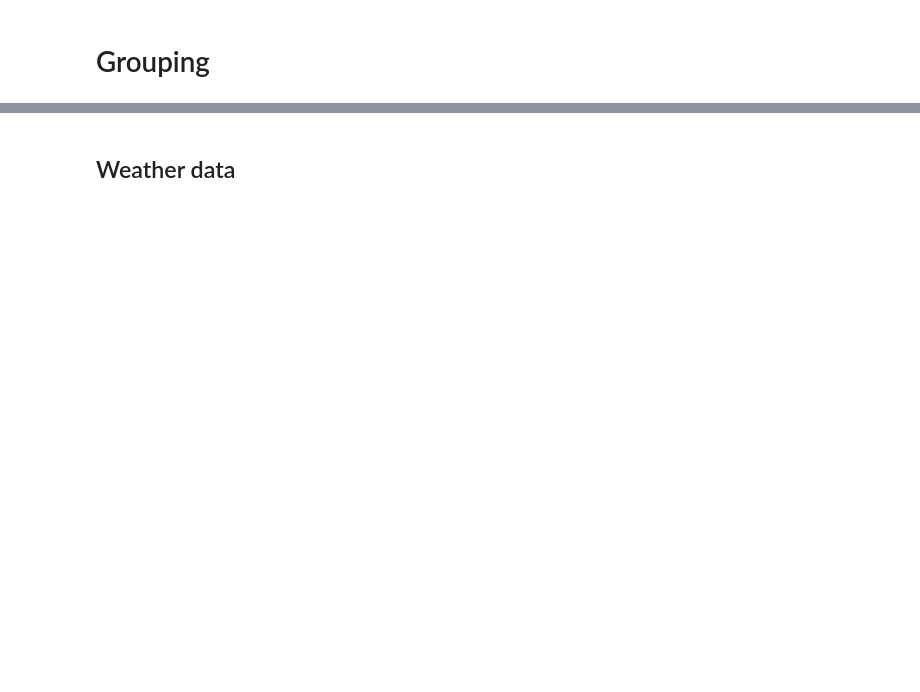
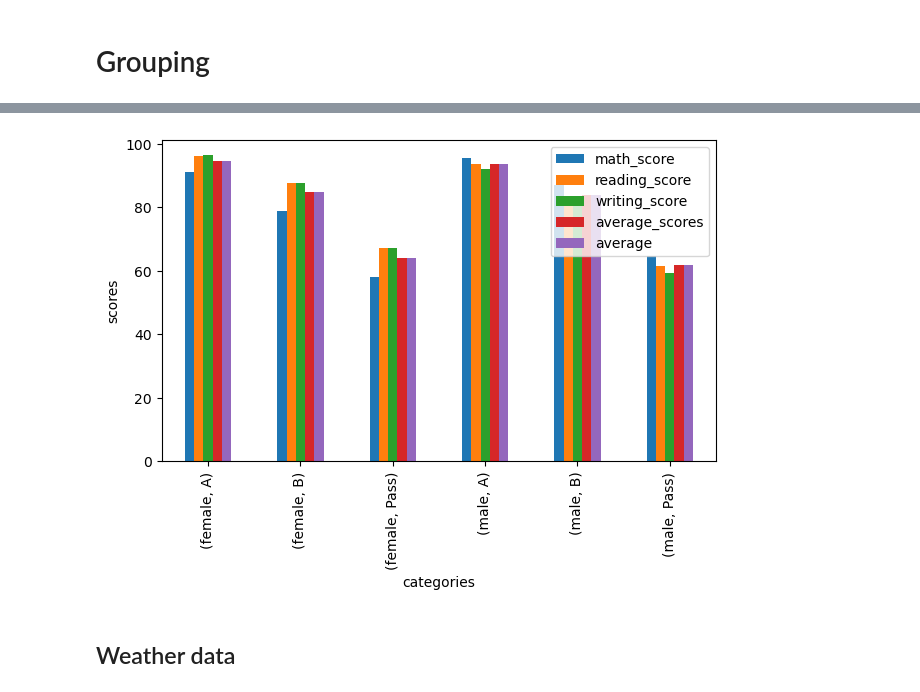
Before and after one commit to rukangu/info2000fa24Classwork, a Jupyter notebook: pandas/pandas_student_weather_analysis_grouping.ipynb, the cells around one changed output, grey strips where cells are left out. Cells and saved outputs as stored; diff of their text form; code cells hidden in the pictures; blank space fills up the shorter version.

Commit message:
added group exercise 8

```diff
--- a/pandas/pandas_student_weather_analysis_grouping.ipynb
+++ b/pandas/pandas_student_weather_analysis_grouping.ipynb
@@ -193,6 +241,7 @@ writing_score
 # %%
 # c = df.columns.str.replace(('/', '_'), regex=True)
-# df.columns = c
+df.columns=df.columns.str.replace('/', '_').str.replace(' ', '_')
+
 df.info()
 # %% [output]
 <class 'pandas.core.frame.DataFrame'>
@@ -346,5 +504,18 @@ student_performance_df.groupby(['parental_level_of_education', 'lunch']).mean(nu
 # %%
-student_performance_df.groupby(['gender','grades']).mean()
+grouped_data = student_performance_df.groupby(['gender','grades']).mean(numeric_only=True)
+# %%
+# plot
+import matplotlib.pyplot as plt
+ax = grouped_data.plot(kind='bar')
+ax.set_xlabel('categories')
+ax.set(xlabel='categories', ylabel='scores')
+plt.tight_layout()
+# print(type(ax), len(ax))
+# plt.ylabel = 'grades'
+# plt.xlabel = 'categories'
+# plt.tight_layout()
+# %% [output]
+[figure, added]
 # %% [markdown]
 
 ## Weather data
```
Also changed, not shown: parts of 23 cells of this notebook, 3 other files.
